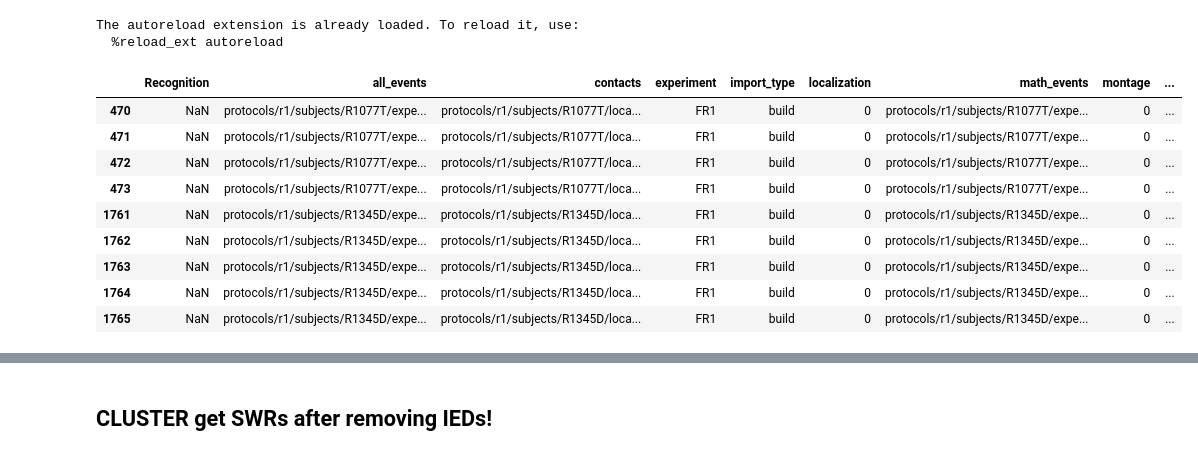
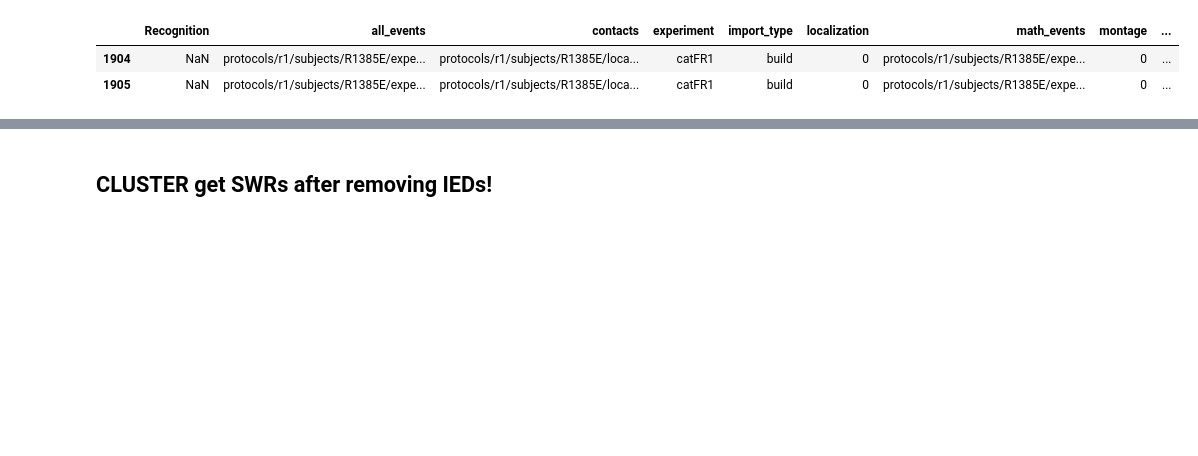
Before and after one commit to jjsakon/SWR, a Jupyter notebook: code/SWRanalysisClustering.ipynb, the cells around one changed output, grey strips where cells are left out. Cells and saved outputs as stored; diff of their text form; code cells hidden in the pictures; blank space fills up the shorter version.

Commit message:
2021-10-05 updated SWR clustering to compile eeg_events dataframe for Jim category analysis

```diff
--- a/code/SWRanalysisClustering.ipynb
+++ b/code/SWRanalysisClustering.ipynb
@@ -29,54 +29,44 @@ from general import *
 from SWRmodule import *
 
 df = get_data_index("r1") # all RAM subjects
-exp = 'FR1' # 'catFR1' #'FR1'
+exp = 'catFR1' # 'catFR1' #'FR1'
-# %% [output]
-The autoreload extension is already loaded. To reload it, use:
-  %reload_ext autoreload
 # %%
 # sub lists I've been using for sample code
 
 # subs = ['R1002P','R1003P','R1006P','R1010J','R1112M','R1163T'] # initial 6 for hippocampus
 # subs = subs+['R1001P','R1092J','R1151E','R1320D'] # additional subs with issues that I resolved with various RR and corr thresholds
 # subs = ['R1112M','R1018P','R1020J','R1022J','R1023J','R1026D','R1027J'] # 7 with entorhinal
 # subs = ['R1010J','R1112M'] # original 2
 # subs = ['R1112M','R1163T'] #'R1112M' # subjects with FR1 and catFR1. SRs of 1000 and 500 tho
 # subs = ['R1151E'] # all channels X sessions get removed but 3 after 60/180 hz line removal
 # these should all be worked out now. See SWR FR1 problem sessions PPT on Box for details of each
 # subs = ['R1299T','R1332M','R1397D','R1349T','R1339D','R1337E','R1275D','R1151E','R1123C','R1120E','R1045E'] # final surrounding_recall problem subs after looking at huge raster!
 # subs = ['R1308T','R1338T','R1358T'] # these guys had weird SRs and some loading problems when I went to whole_retrieval analysis...fixed with rounding
 # subs = ['R1023J','R1101T','R1148P','R1368T','R1323T','R1334T'] # single session subs with memory allocation errors in ClusterRun
 # subs = ['R1006P','R1010J','R1030J','R1032D','R1049J','R1051J','R1052E','R1054J','R1093J','R1098D','R1104D','R1108J','R1111M',
 #         'R1115T','R1118N','R1124J','R1207J','R1230J','R1316T','R1329T','R1323T','R1337E','R1367D'] # subs that didn't load on 2020-07-04 encoding run
 # subs = ['R1113T']#,'R1137E','R1311T'] # these 3 have eegoffsets of -1 for free recalls so get messed up
 # subs = ['R1169P','R1334T','R1368T'] # subs with catFR1 I was testing clustering on
-# subs = ['R1486J','R1501J'] # catFR super subjects
+subs = ['R1486J','R1501J'] # catFR super subjects
 # subs = ['R1207J'] # good test sub for clustering
 subs = ['R1385E'] # FR1 test
-subs = ['R1077T','R1345D'] #,'R1065J']
+# subs = ['R1077T','R1345D'] #,'R1065J']
 
 # R1456D, semantic = 1, z-score = -0.84
 # R1303E, semantic = 0.64, z-score = -2.1
 # R1334T, semantic = 0.78, z-score = 0.55
 
 bad_subs = ['R1433E','R1051J'] # no electrode cats
 
 sub_df = df[(df.subject.isin(subs))  & (df.experiment == exp)] # all sessions for subs
 # sub_df = df[(df.subject.isin(subs))  & (df.experiment == exp) & (df.session==1)] # single session
 # sub_df = df[(df.experiment == exp) & (df.session == 0)] # all FR subs
 # sub_df = sub_df[0:1]
 sub_df
 # %% [output]
 |  | Recognition | all_events | contacts | experiment | import_type | localization | math_events | montage | ... |
-| 470 | NaN | protocols/r1/subjects/R1077T/expe... | protocols/r1/subjects/R1077T/loca... | FR1 | build | 0 | protocols/r1/subjects/R1077T/expe... | 0 | ... |
-| 471 | NaN | protocols/r1/subjects/R1077T/expe... | protocols/r1/subjects/R1077T/loca... | FR1 | build | 0 | protocols/r1/subjects/R1077T/expe... | 0 | ... |
-| 472 | NaN | protocols/r1/subjects/R1077T/expe... | protocols/r1/subjects/R1077T/loca... | FR1 | build | 0 | protocols/r1/subjects/R1077T/expe... | 0 | ... |
-| 473 | NaN | protocols/r1/subjects/R1077T/expe... | protocols/r1/subjects/R1077T/loca... | FR1 | build | 0 | protocols/r1/subjects/R1077T/expe... | 0 | ... |
-| 1761 | NaN | protocols/r1/subjects/R1345D/expe... | protocols/r1/subjects/R1345D/loca... | FR1 | build | 0 | protocols/r1/subjects/R1345D/expe... | 0 | ... |
-| 1762 | NaN | protocols/r1/subjects/R1345D/expe... | protocols/r1/subjects/R1345D/loca... | FR1 | build | 0 | protocols/r1/subjects/R1345D/expe... | 0 | ... |
-| 1763 | NaN | protocols/r1/subjects/R1345D/expe... | protocols/r1/subjects/R1345D/loca... | FR1 | build | 0 | protocols/r1/subjects/R1345D/expe... | 0 | ... |
-| 1764 | NaN | protocols/r1/subjects/R1345D/expe... | protocols/r1/subjects/R1345D/loca... | FR1 | build | 0 | protocols/r1/subjects/R1345D/expe... | 0 | ... |
-| 1765 | NaN | protocols/r1/subjects/R1345D/expe... | protocols/r1/subjects/R1345D/loca... | FR1 | build | 0 | protocols/r1/subjects/R1345D/expe... | 0 | ... |
+| 1904 | NaN | protocols/r1/subjects/R1385E/expe... | protocols/r1/subjects/R1385E/loca... | catFR1 | build | 0 | protocols/r1/subjects/R1385E/expe... | 0 | ... |
+| 1905 | NaN | protocols/r1/subjects/R1385E/expe... | protocols/r1/subjects/R1385E/loca... | catFR1 | build | 0 | protocols/r1/subjects/R1385E/expe... | 0 | ... |
 # %%
 # 575 FR sessions. first 18 of don't load so skip those
 exp_df = df[df.experiment==exp]
```
Also changed, not shown: parts of 3 cells of this notebook, 3 other files.
